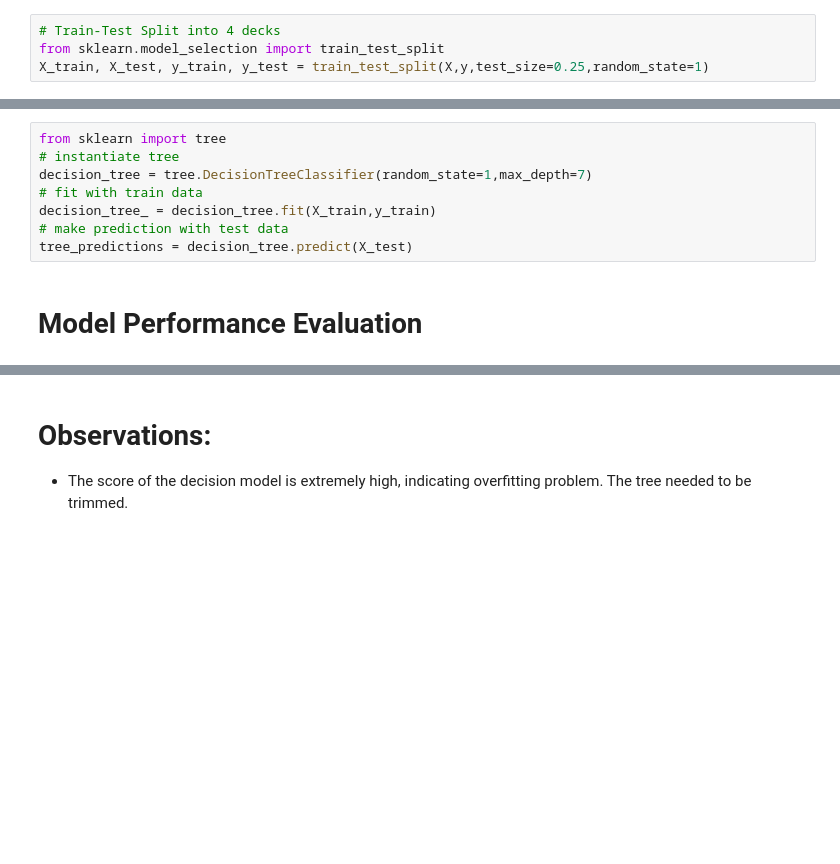
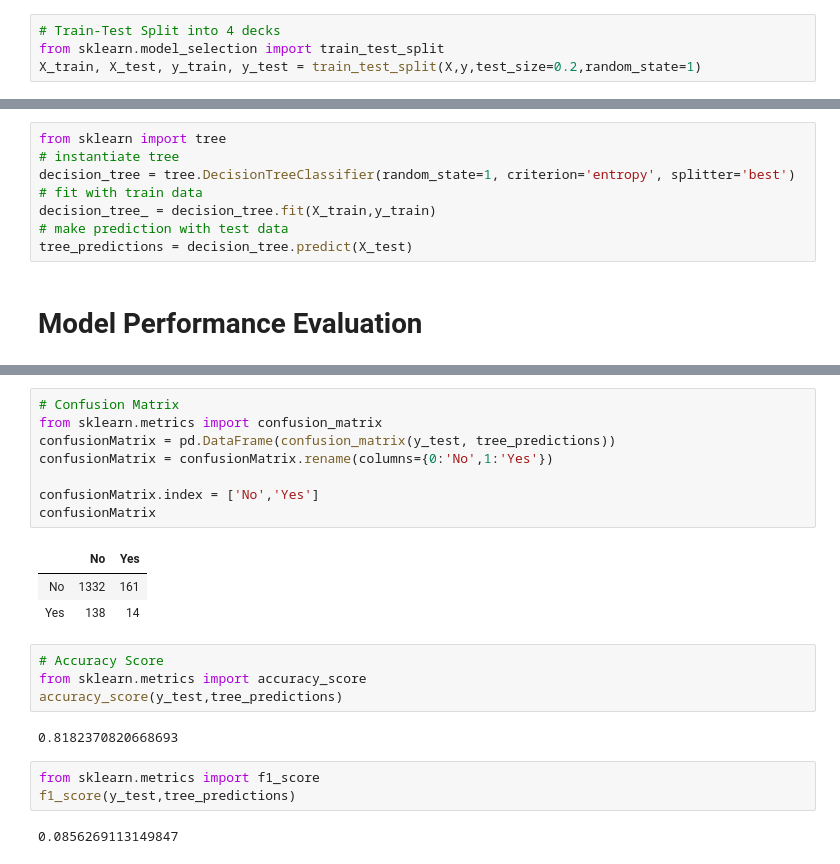
Before and after one commit to Coddielam/MachineLearningProjects, a Jupyter notebook: AutoInsuranceRisk.ipynb, the cells around one changed output, grey strips where cells are left out. Saved outputs shown, nothing was run; the diff lists cells and outputs as text; blank space fills up the shorter version.

```diff
--- a/AutoInsuranceRisk.ipynb
+++ b/AutoInsuranceRisk.ipynb
@@ -529,13 +529,13 @@ y = data['ClaimAccepted']
 # %%
 # Train-Test Split into 4 decks
 from sklearn.model_selection import train_test_split
-X_train, X_test, y_train, y_test = train_test_split(X,y,test_size=0.25,random_state=1)
+X_train, X_test, y_train, y_test = train_test_split(X,y,test_size=0.2,random_state=1)
 # %% [markdown]
 # Building A Decision Tree Classifier
 # %%
 from sklearn import tree
 # instantiate tree
-decision_tree = tree.DecisionTreeClassifier(random_state=1,max_depth=7)
+decision_tree = tree.DecisionTreeClassifier(random_state=1, criterion='entropy', splitter='best')
 # fit with train data
 decision_tree_ = decision_tree.fit(X_train,y_train)
 # make prediction with test data
@@ -570,3 +545,23 @@ weighted avg       0.84      0.90      0.86      2056
-# %% [markdown]
-# Observations:
-- The score of the decision model is extremely high, indicating overfitting problem. The tree needed to be trimmed.
+# %%
+# Confusion Matrix
+from sklearn.metrics import confusion_matrix
+confusionMatrix = pd.DataFrame(confusion_matrix(y_test, tree_predictions))
+confusionMatrix = confusionMatrix.rename(columns={0:'No',1:'Yes'})
+
+confusionMatrix.index = ['No','Yes']
+confusionMatrix
+# %% [output]
+|  | No | Yes |
+| No | 1332 | 161 |
+| Yes | 138 | 14 |
+# %%
+# Accuracy Score
+from sklearn.metrics import accuracy_score
+accuracy_score(y_test,tree_predictions)
+# %% [output]
+0.8182370820668693
+# %%
+from sklearn.metrics import f1_score
+f1_score(y_test,tree_predictions)
+# %% [output]
+0.0856269113149847
```
Also changed, not shown: parts of 13 cells of this notebook.
